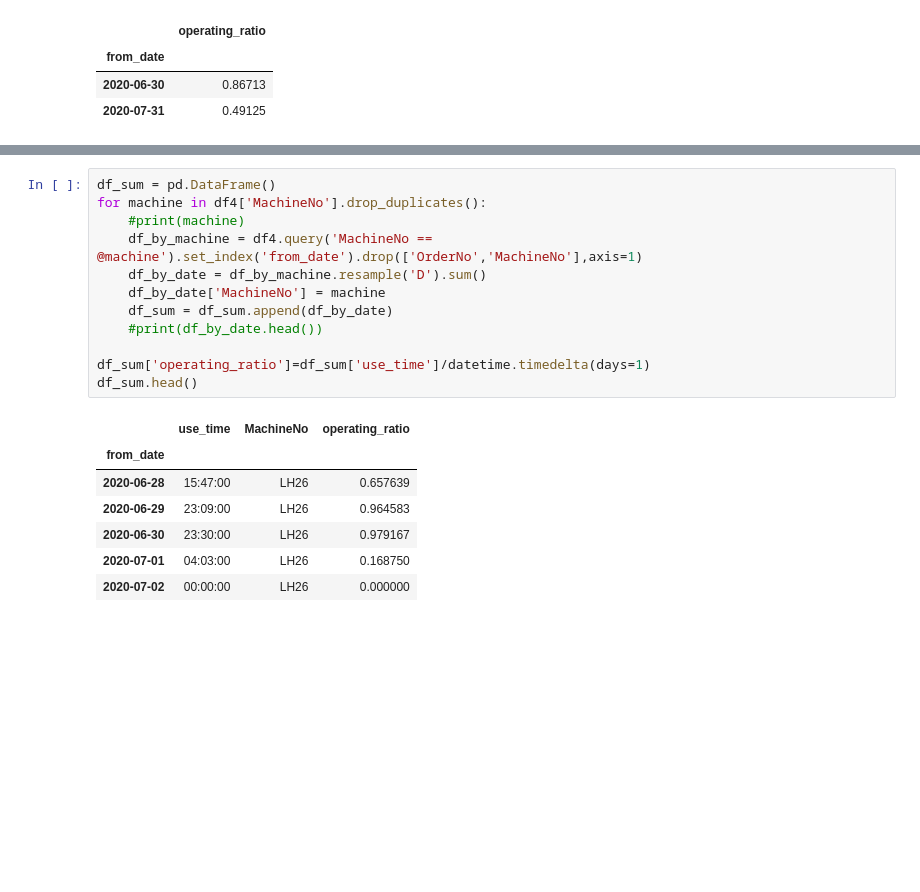
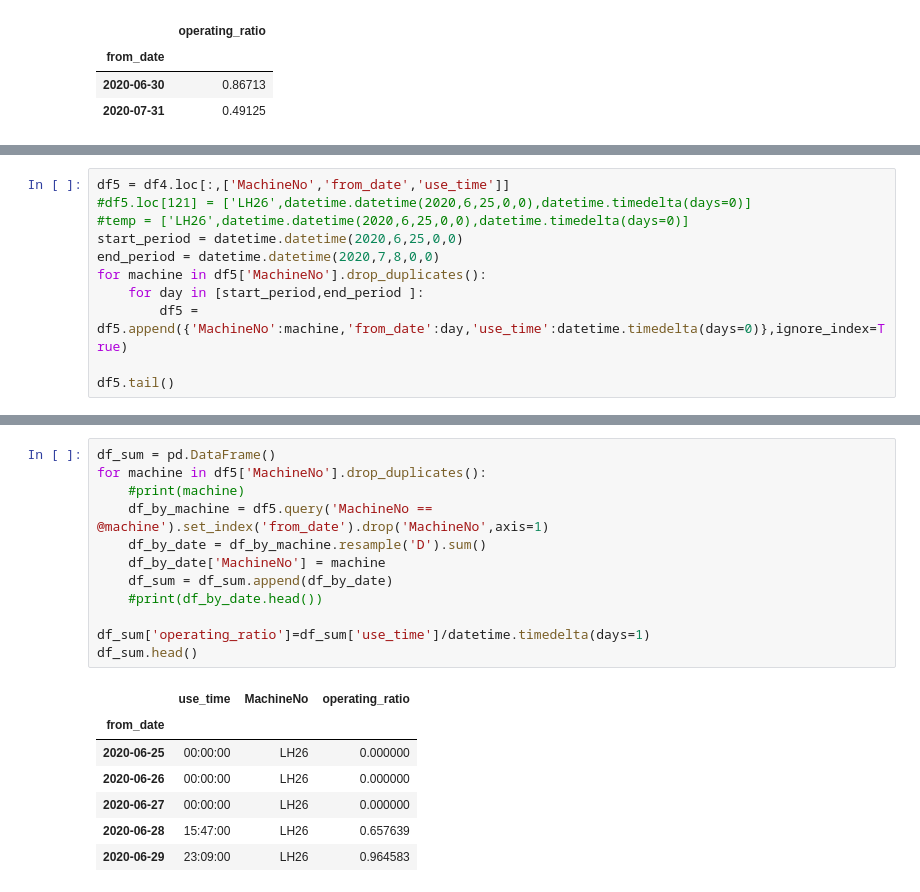
Before and after one commit to sekoatlightson/django_sqlalchemy, a Jupyter notebook: pandas_sampl/operating_rate.ipynb, the cells around one changed output, grey strips where cells are left out. Drawn from its saved outputs; the diff is of its cells as text; blank space fills up the shorter version.

```diff
--- a/pandas_sampl/operating_rate.ipynb
+++ b/pandas_sampl/operating_rate.ipynb
@@ -353,0 +352,11 @@ Name: MachineNo, dtype: object
+# %%
+df5 = df4.loc[:,['MachineNo','from_date','use_time']]
+#df5.loc[121] = ['LH26',datetime.datetime(2020,6,25,0,0),datetime.timedelta(days=0)]
+#temp = ['LH26',datetime.datetime(2020,6,25,0,0),datetime.timedelta(days=0)]
+start_period = datetime.datetime(2020,6,25,0,0)
+end_period = datetime.datetime(2020,7,8,0,0)
+for machine in df5['MachineNo'].drop_duplicates():
+    for day in [start_period,end_period ]:
+        df5 = df5.append({'MachineNo':machine,'from_date':day,'use_time':datetime.timedelta(days=0)},ignore_index=True)
+
+df5.tail()
@@ -354,20 +370,20 @@ Name: MachineNo, dtype: object
 # %%
 df_sum = pd.DataFrame()
-for machine in df4['MachineNo'].drop_duplicates():
+for machine in df5['MachineNo'].drop_duplicates():
     #print(machine)
-    df_by_machine = df4.query('MachineNo == @machine').set_index('from_date').drop(['OrderNo','MachineNo'],axis=1)
+    df_by_machine = df5.query('MachineNo == @machine').set_index('from_date').drop('MachineNo',axis=1)
     df_by_date = df_by_machine.resample('D').sum()
     df_by_date['MachineNo'] = machine
     df_sum = df_sum.append(df_by_date)
     #print(df_by_date.head())
 
 df_sum['operating_ratio']=df_sum['use_time']/datetime.timedelta(days=1)
 df_sum.head()
 # %% [output]
 |  | use_time | MachineNo | operating_ratio |
 | from_date |  |  |  |
+| 2020-06-25 | 00:00:00 | LH26 | 0.000000 |
+| 2020-06-26 | 00:00:00 | LH26 | 0.000000 |
+| 2020-06-27 | 00:00:00 | LH26 | 0.000000 |
 | 2020-06-28 | 15:47:00 | LH26 | 0.657639 |
 | 2020-06-29 | 23:09:00 | LH26 | 0.964583 |
-| 2020-06-30 | 23:30:00 | LH26 | 0.979167 |
-| 2020-07-01 | 04:03:00 | LH26 | 0.168750 |
-| 2020-07-02 | 00:00:00 | LH26 | 0.000000 |
```
Also changed, not shown: parts of 12 cells of this notebook.
